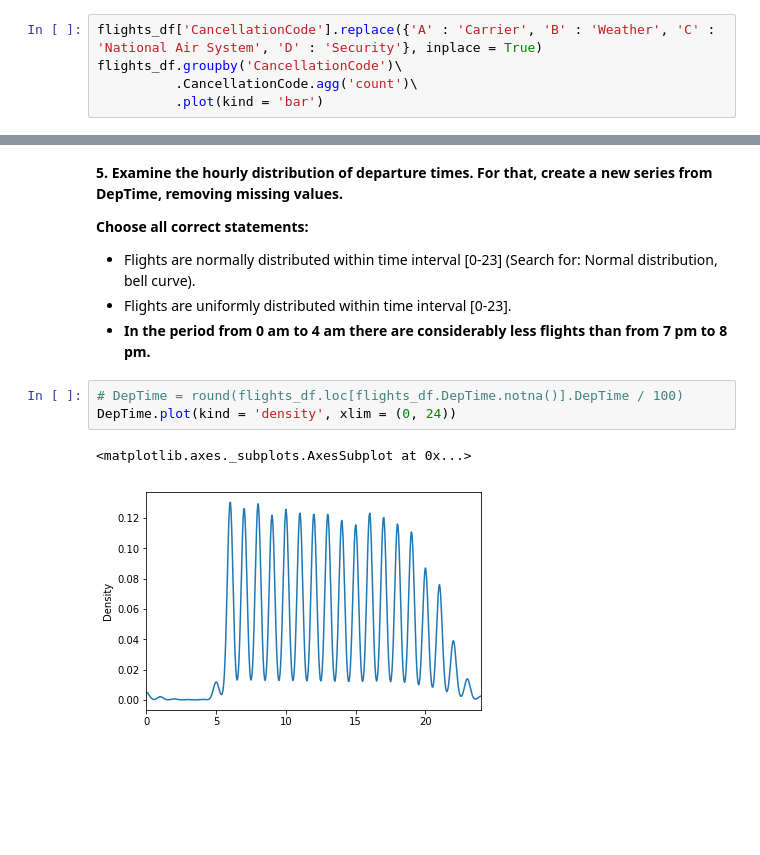
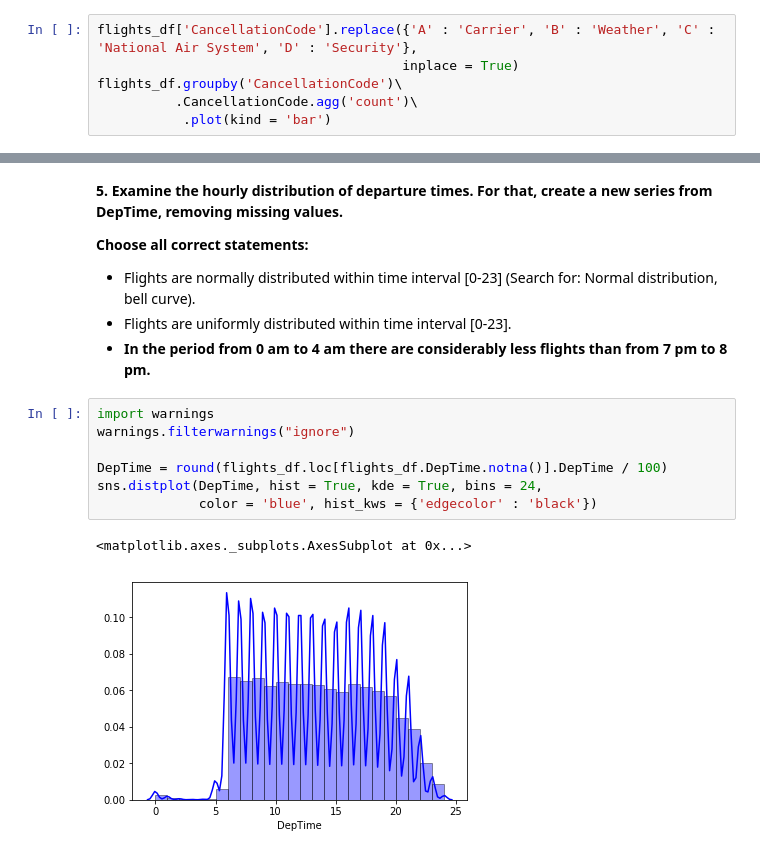
Before and after one commit to kazimanil/mlcourse.ai, a Jupyter notebook: mlcourse_2/mlcourse_2.ipynb, the cells around one changed output, grey strips where cells are left out. Saved outputs shown, nothing was run; the diff lists cells and outputs as text; blank space fills up the shorter version.

```diff
--- a/mlcourse_2/mlcourse_2.ipynb
+++ b/mlcourse_2/mlcourse_2.ipynb
@@ -254,7 +199,8 @@ flights_df.loc[flights_df.Cancelled == 0]\
 - National Air System
 - security reasons
 # %%
-flights_df['CancellationCode'].replace({'A' : 'Carrier', 'B' : 'Weather', 'C' : 'National Air System', 'D' : 'Security'}, inplace = True)
+flights_df['CancellationCode'].replace({'A' : 'Carrier', 'B' : 'Weather', 'C' : 'National Air System', 'D' : 'Security'},
+                                       inplace = True)
 flights_df.groupby('CancellationCode')\
           .CancellationCode.agg('count')\
-          .plot(kind = 'bar')
+           .plot(kind = 'bar')
@@ -302,8 +250,12 @@ top5_flights.loc[top5_flights.WeatherDelay > 0].Year.count()
  - Flights are uniformly distributed within time interval [0-23].
  - **In the period from 0 am to 4 am there are considerably less flights than from 7 pm to 8 pm.**
 # %%
-# DepTime = round(flights_df.loc[flights_df.DepTime.notna()].DepTime / 100)
-DepTime.plot(kind = 'density', xlim = (0, 24))
+import warnings
+warnings.filterwarnings("ignore")
+
+DepTime = round(flights_df.loc[flights_df.DepTime.notna()].DepTime / 100)
+sns.distplot(DepTime, hist = True, kde = True, bins = 24,
+             color = 'blue', hist_kws = {'edgecolor' : 'black'})
 # %% [output]
 <matplotlib.axes._subplots.AxesSubplot at 0x...>
-[figure, old version]
+[figure, new version]
```
Also changed, not shown: parts of 40 cells of this notebook.
